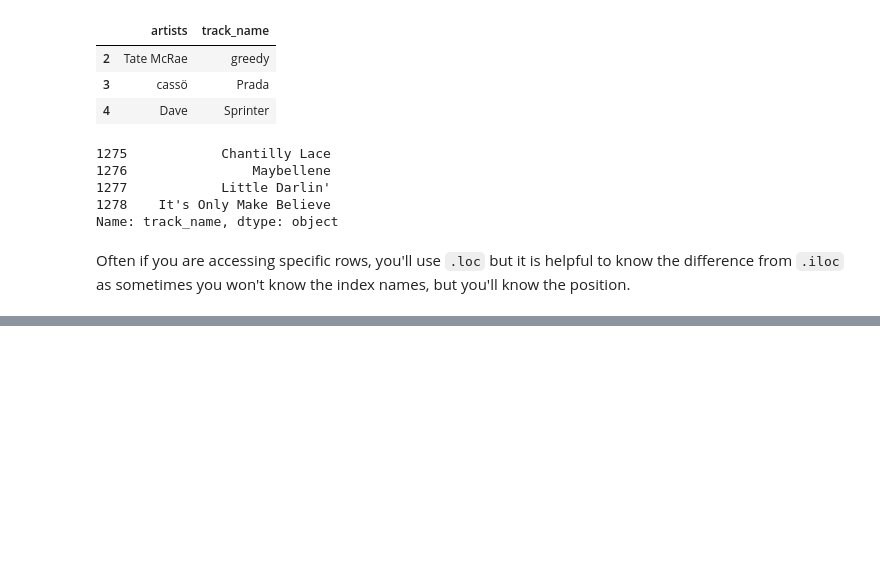
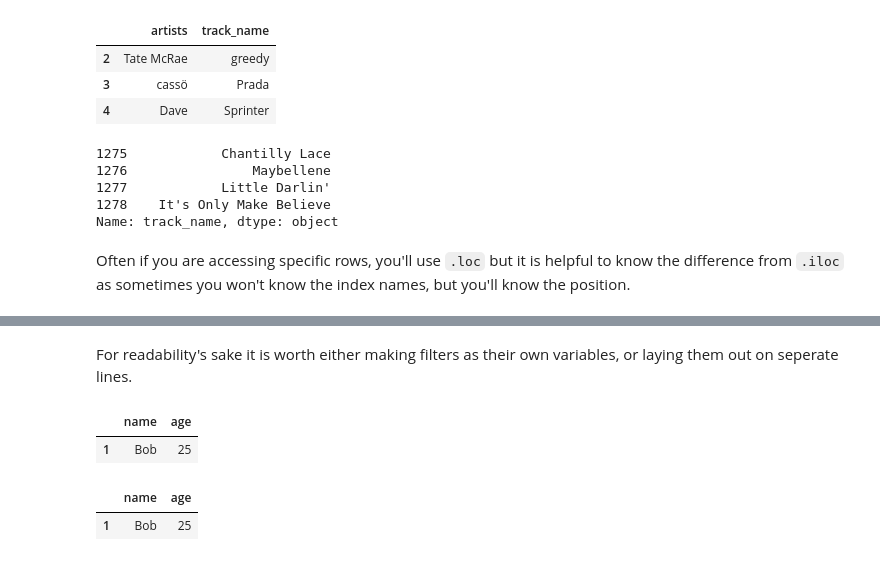
Before and after one commit to Minyall/sc207_2023-24, a Jupyter notebook: 4_5_pandas/4_pandas.ipynb, the cells around one changed output, grey strips where cells are left out. Cells and saved outputs as stored; diff of their text form; code cells hidden in the pictures; blank space fills up the shorter version.

```diff
--- a/4_5_pandas/4_pandas.ipynb
+++ b/4_5_pandas/4_pandas.ipynb
@@ -325,0 +378,17 @@ Often if you are accessing specific rows, you'll use `.loc` but it is helpful to
+# %% [markdown]
+For readability's sake it is worth either making filters as their own variables, or laying them out on seperate lines.
+# %%
+filter_above_20 = toy_example['age'] > 20
+filter_below_30 = toy_example['age'] < 30
+toy_example[filter_above_20 & filter_below_30]
+# %% [output]
+|  | name | age |
+| 1 | Bob | 25 |
+# %%
+toy_example[
+    (toy_example['age'] > 20) &
+    (toy_example['age'] < 30)
+    ]
+# %% [output]
+|  | name | age |
+| 1 | Bob | 25 |
```
Also changed, not shown: parts of 33 cells of this notebook, 2 other files.
